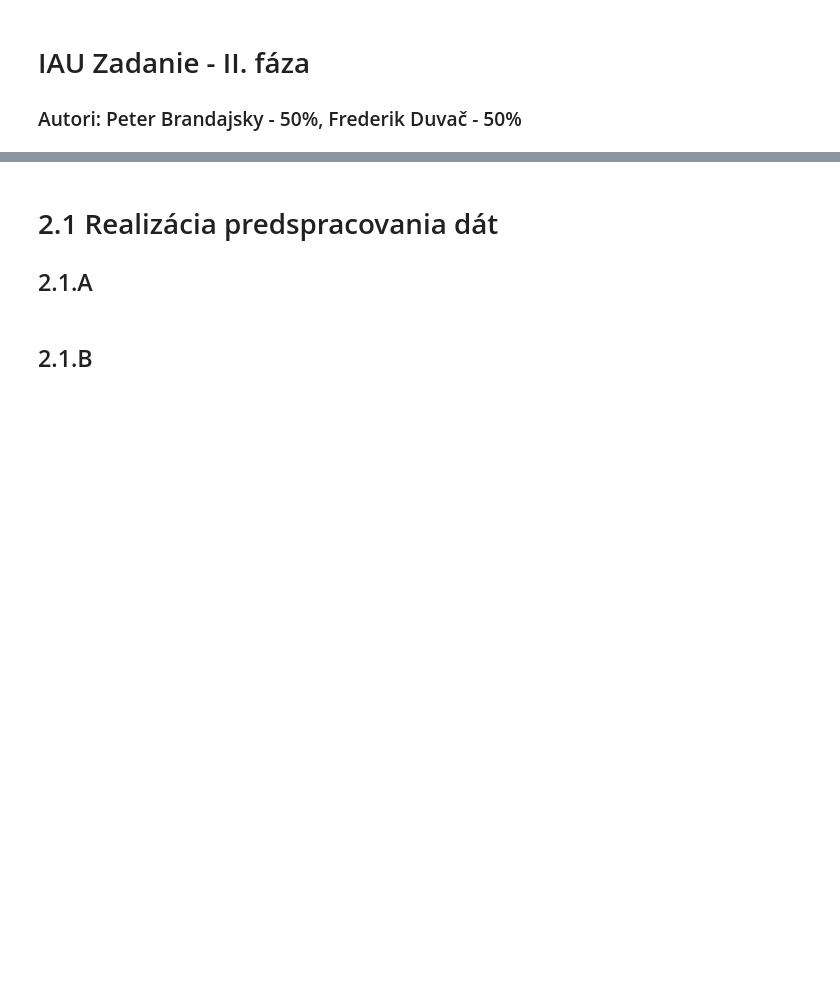
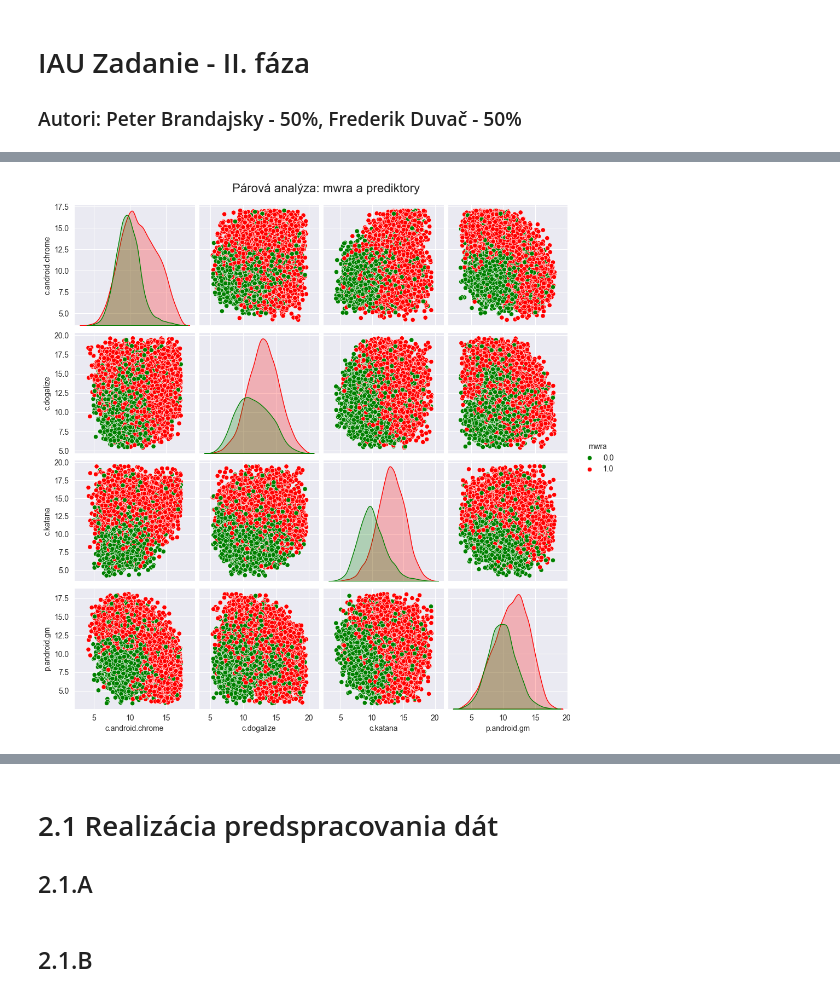
Before and after one commit to RikoAppDev/iau-course-assignments, a Jupyter notebook: zadanie-faza2.ipynb, the cells around one changed output, grey strips where cells are left out. Cells and saved outputs as stored; diff of their text form; code cells hidden in the pictures; blank space fills up the shorter version.

```diff
--- a/zadanie-faza2.ipynb
+++ b/zadanie-faza2.ipynb
@@ -4,0 +41,9 @@
+# %%
+dataset.drop(columns=['c.android.gm', 'c.android.youtube', 'p.android.documentsui', 'p.system', 'p.android.chrome',
+                      'p.android.externalstorage', 'p.android.packageinstaller', 'p.olauncher'], inplace=True)
+# %%
+sns.pairplot(dataset, diag_kind='kde', hue='mwra', palette={0.0: 'green', 1.0: 'red'})
+plt.suptitle('Párová analýza: mwra a prediktory', fontsize=16, y=1.02)
+plt.show()
+# %% [output]
+[figure, added]
```
Also changed, not shown: parts of 6 cells of this notebook, 1 other file.
